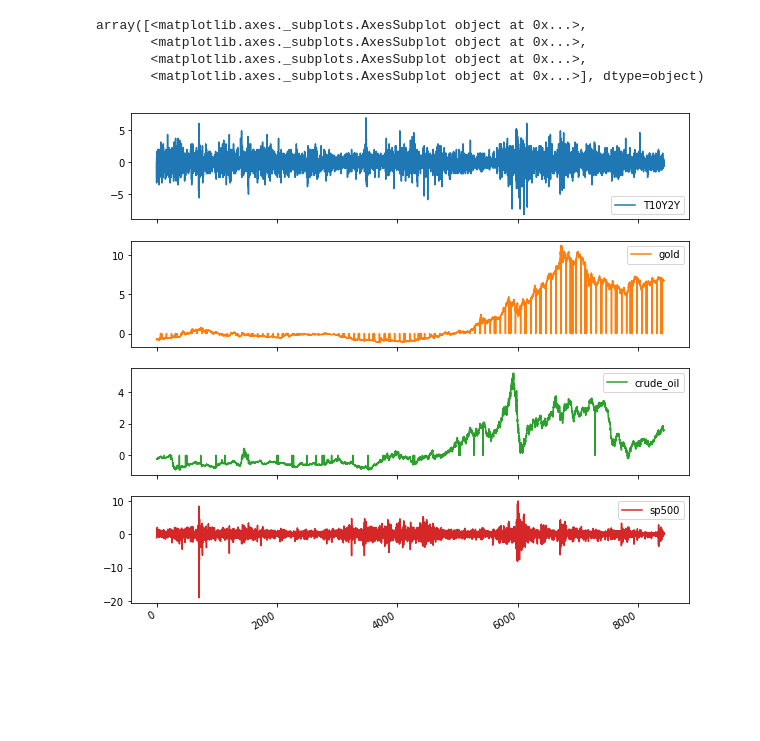
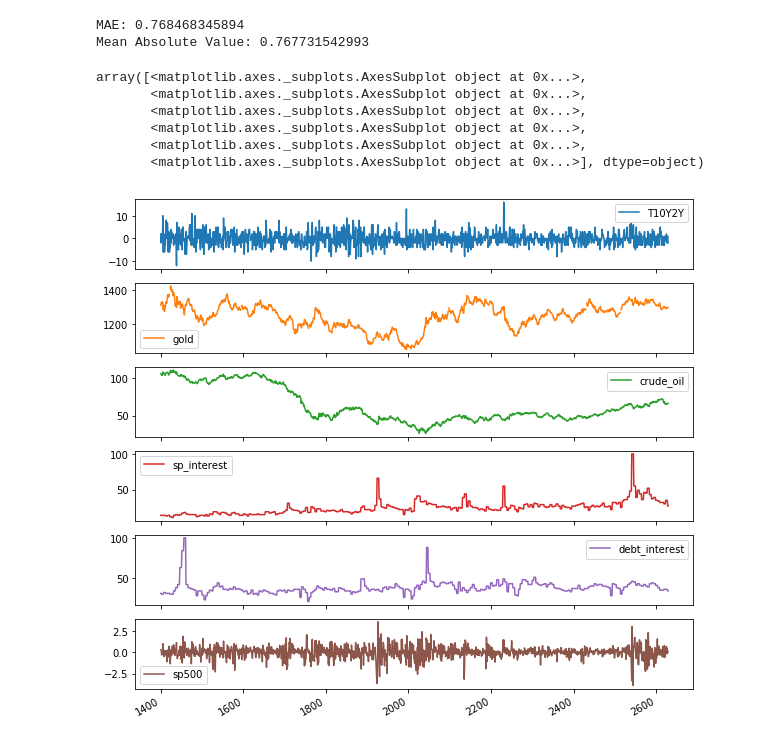
Before and after one commit to c-hamilton/data301_project, a Jupyter notebook: RNN.ipynb, the cells around one changed output. Drawn from its saved outputs; the diff is of its cells as text; code cells hidden in the pictures; blank space fills up the shorter version.

Commit message:
images, updated RNN

```diff
--- a/RNN.ipynb
+++ b/RNN.ipynb
@@ -24,5 +5,5 @@ import pickle
 # %%
-predictors = pickle.load(open("predictors.pkl", "rb"))
-predictors = predictors[["gold", "crude_oil"]] #, "bit_cap"]]
-predictors.head()
+predictors = pickle.load(open("pickle_jar/predictors.pkl", "rb"))
+predictors = predictors[["gold", "crude_oil", "sp_interest", "debt_interest"]] #, "bit_cap"]]
+predictors.tail()
 # %% [output]
@@ -36,5 +16,4 @@ predictors.head()
 # %%
-sp = pd.read_csv("GSPC.csv")
+sp = pd.read_csv("data/GSPC.csv")
 sp["sp500"] = (sp.Close - sp.Open) / sp.Open * 100
 sp = sp[["Date", "sp500"]]
-pd.DataFrame(sp.sp500).describe()
@@ -51,5 +20,5 @@ pd.DataFrame(sp.sp500).describe()
 # %%
-t10 = pd.read_csv("T10Y2Y_CHG.csv")
+t10 = pd.read_csv("data/T10Y2Y_CHG.csv")
 t10["T10Y2Y"] = t10["T10Y2Y_CHG"].str.replace(".", "0").astype(float)
 # %%
 df = t10.merge(predictors, how="right", left_on="DATE", right_index = True)
@@ -73,15 +41,8 @@ df.head()
 # %%
-# Choose train / validation / split
-# [ : val_slice : test_slice ]
-val_slice = 6000
-test_slice = 7500
-
 # Normalize via training data only
-df = (df - df[:val_slice].mean()) / df[:val_slice].std()
+data = (data - data[:val_slice].mean()) / data[:val_slice].std()
 
 # FIll with 0's. Note: the LSTM should learn that 0's represent missing values
-df.fillna(0, inplace=True)
+data.fillna(0, inplace=True)
 
-float_data = np.array(df)
-print(float_data.shape)
-float_data
+float_data = np.array(data)
@@ -258,8 +167,20 @@ pd.Series(preds[150:200, -1]).plot()
+# %%
+a = pd.Series(float_data[0:74, -1])
+b = pd.Series(preds[0:74, -1])
+mae = ((a - b) ** 2).mean() ** .5
+print("MAE: " + str(mae))
+mav = ((float_data[0:74, -1]) ** 2).mean() ** .5
+print("Mean Absolute Value: " + str(mav))
+# %% [output]
+MAE: 0.768468345894
+Mean Absolute Value: 0.767731542993
 # %%
-df.plot(subplots=True, figsize=(10, 10))
+df[1400:].plot(subplots=True, figsize=(10, 10))
 # %% [output]
 array([<matplotlib.axes._subplots.AxesSubplot object at 0x...>,
        <matplotlib.axes._subplots.AxesSubplot object at 0x...>,
        <matplotlib.axes._subplots.AxesSubplot object at 0x...>,
+       <matplotlib.axes._subplots.AxesSubplot object at 0x...>,
+       <matplotlib.axes._subplots.AxesSubplot object at 0x...>,
        <matplotlib.axes._subplots.AxesSubplot object at 0x...>], dtype=object)
-[figure, old version]
+[figure, new version]
```
Also changed, not shown: parts of 24 cells of this notebook, 6 other files.
